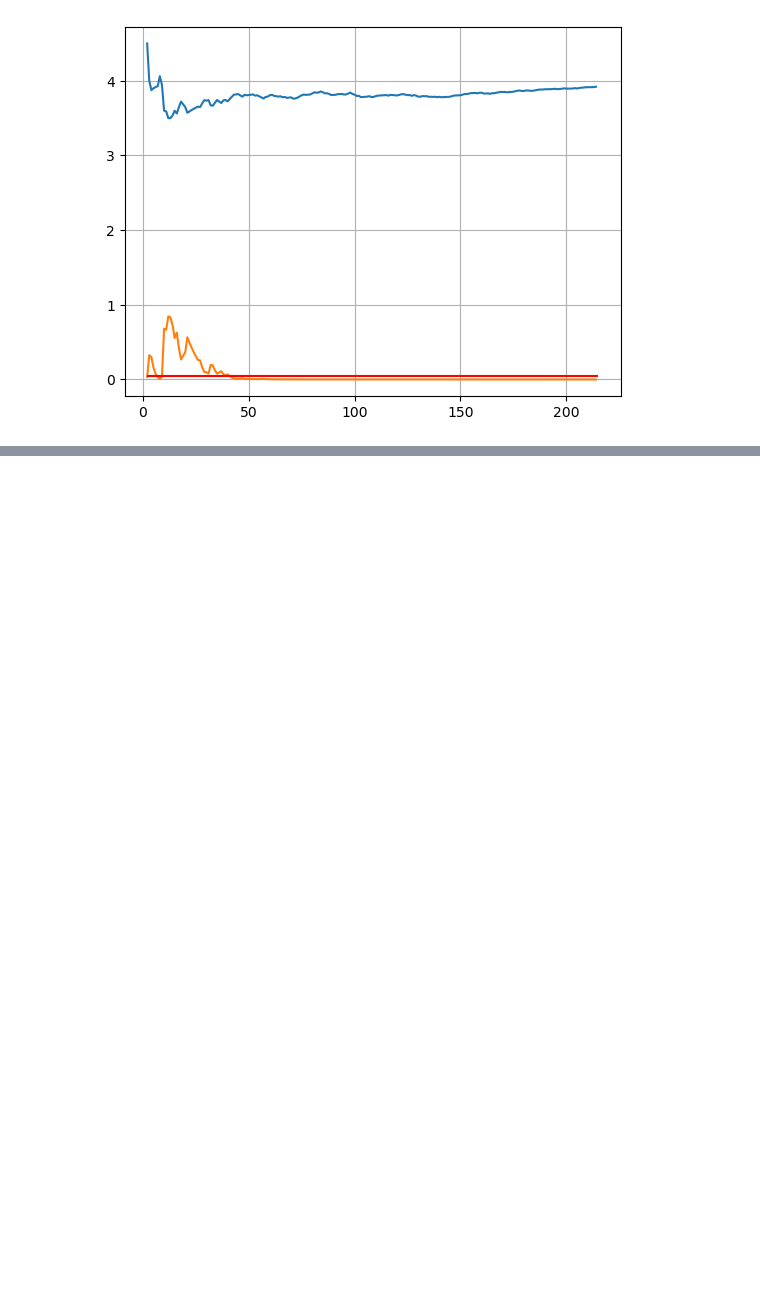
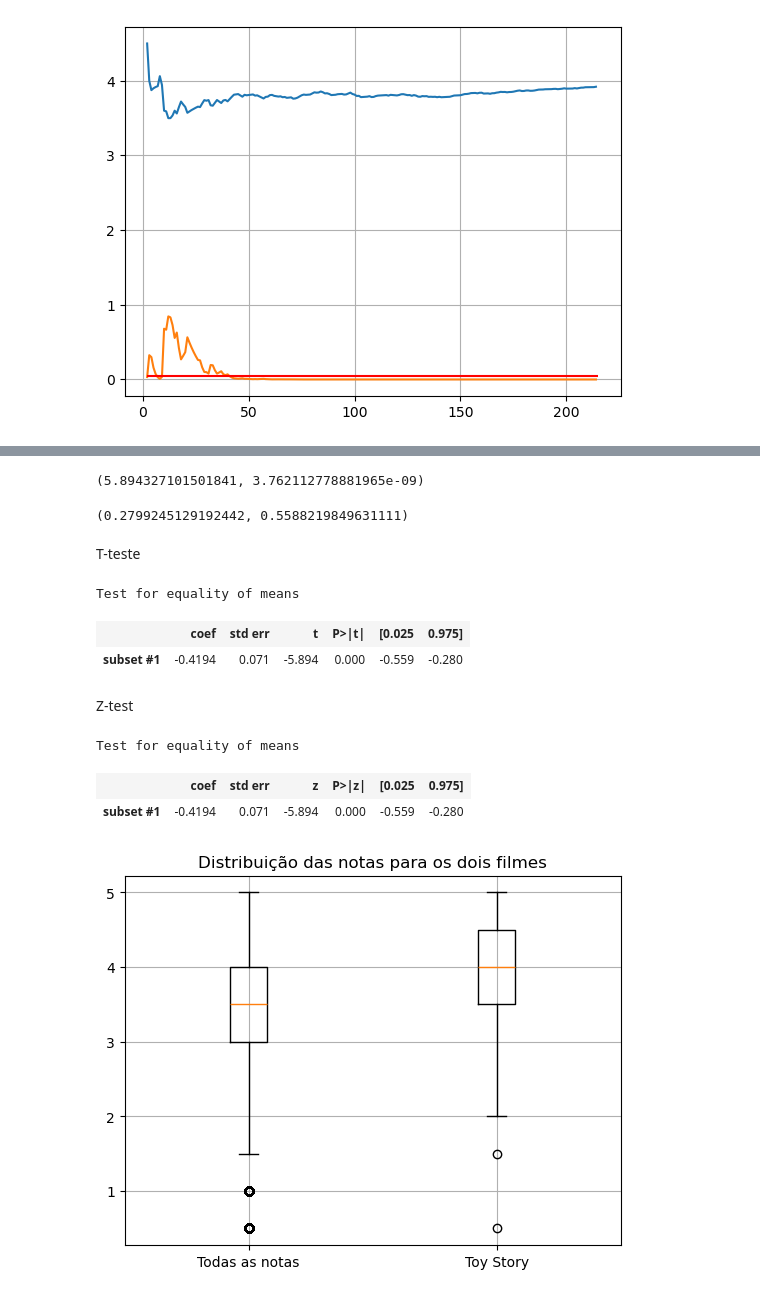
Before and after one commit to naimeaiub/Analise-Estatistica-IBGE, a Jupyter notebook: 4. Data Science - testes estatisticos com python/Data_Science_-_Introducao_a_testes.ipynb, the cells around one changed output, grey strips where cells are left out. Saved outputs shown, nothing was run; the diff lists cells and outputs as text; code cells hidden in the pictures; blank space fills up the shorter version.

```diff
--- a/4. Data Science - testes estatisticos com python/Data_Science_-_Introducao_a_testes.ipynb
+++ b/4. Data Science - testes estatisticos com python/Data_Science_-_Introducao_a_testes.ipynb
@@ -473,0 +477,31 @@ plt.hlines(y = 0.05, xmin = 2, xmax = len(temp), colors='red')
+# %%
+print (ztest(notas1.rating, notas.rating))
+zconfint(notas1.rating, notas.rating)
+# %% [output]
+(5.894327101501841, 3.762112778881965e-09)
+(0.2799245129192442, 0.5588219849631111)
+# %% [markdown]
+T-teste
+# %%
+descr_todos_as_notas = DescrStatsW(notas.rating)
+descr_toystory = DescrStatsW(notas1.rating)
+comparacao = descr_todos_as_notas.get_compare(descr_toystory)
+comparacao.summary(use_t=True)
+# %% [output]
+Test for equality of means
+|  | coef | std err | t | P>|t| | [0.025 | 0.975] |
+| subset #1 | -0.4194 | 0.071 | -5.894 | 0.000 | -0.559 | -0.280 |
+# %% [markdown]
+Z-test
+# %%
+comparacao.summary(use_t=False)
+# %% [output]
+Test for equality of means
+|  | coef | std err | z | P>|z| | [0.025 | 0.975] |
+| subset #1 | -0.4194 | 0.071 | -5.894 | 0.000 | -0.559 | -0.280 |
+# %%
+plt.boxplot([notas.rating, notas1.rating], labels=['Todas as notas', 'Toy Story'])
+plt.title('Distribuição das notas para os dois filmes')
+plt.grid(True)
+# %% [output]
+[figure, added]
```
Also changed, not shown: parts of 3 cells of this notebook.
